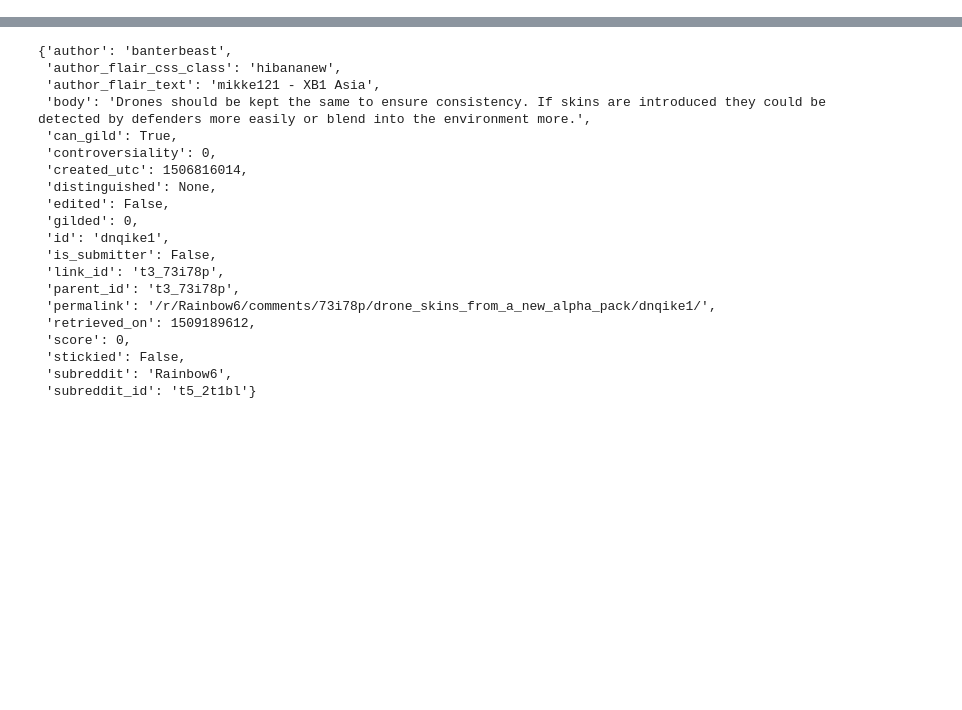
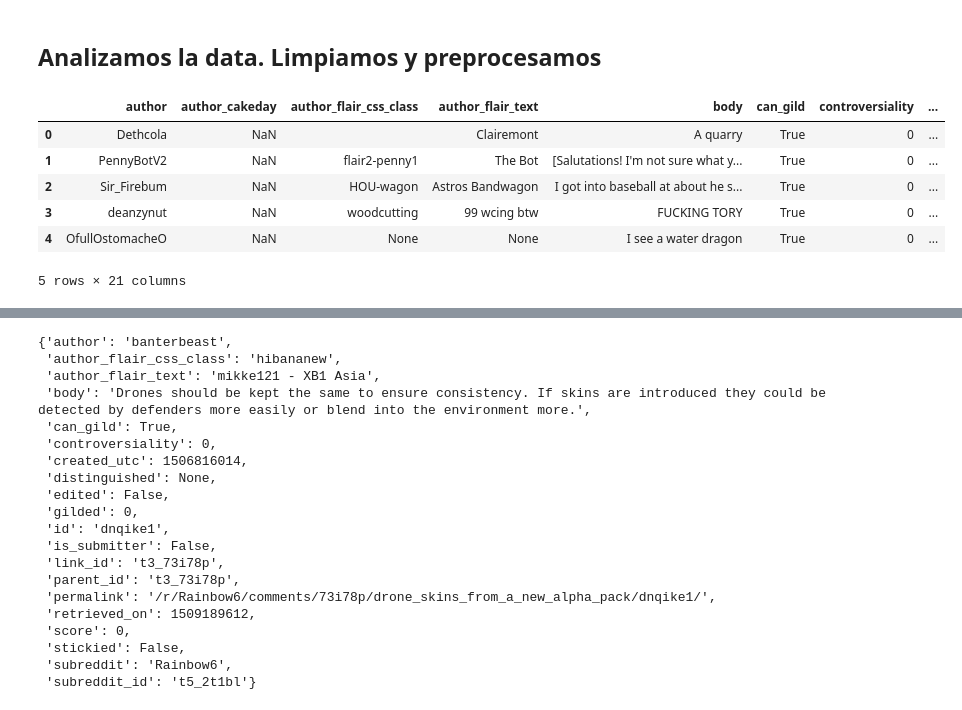
Before and after one commit to JaumeBofi/Reddit-Karma-Predictor, a Jupyter notebook: TA ML.ipynb, the cells around one changed output, grey strips where cells are left out. Cells and saved outputs as stored; diff of their text form; code cells hidden in the pictures; blank space fills up the shorter version.

```diff
--- a/TA ML.ipynb
+++ b/TA ML.ipynb
@@ -3,0 +8,17 @@ from pprint import pprint
+# %% [markdown]
+## Analizamos la data. Limpiamos y preprocesamos
+# %%
+## Leemos la data
+
+file_name = 'sample_data.json'
+
+entry_df = pd.read_json(file_name,lines = True)
+entry_df.head()
+# %% [output]
+|  | author | author_cakeday | author_flair_css_class | author_flair_text | body | can_gild | controversiality | ... |
+| 0 | Dethcola | NaN |  | Clairemont | A quarry | True | 0 | ... |
+| 1 | PennyBotV2 | NaN | flair2-penny1 | The Bot | [Salutations! I'm not sure what y... | True | 0 | ... |
+| 2 | Sir_Firebum | NaN | HOU-wagon | Astros Bandwagon | I got into baseball at about he s... | True | 0 | ... |
+| 3 | deanzynut | NaN | woodcutting | 99 wcing btw | FUCKING TORY | True | 0 | ... |
+| 4 | OfullOstomacheO | NaN | None | None | I see a water dragon | True | 0 | ... |
+5 rows × 21 columns
```
Also changed, not shown: parts of 6 cells of this notebook.
